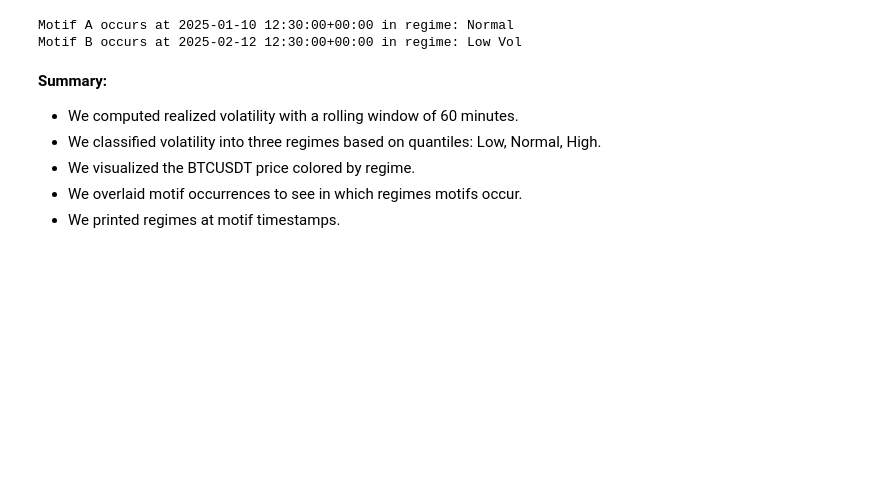
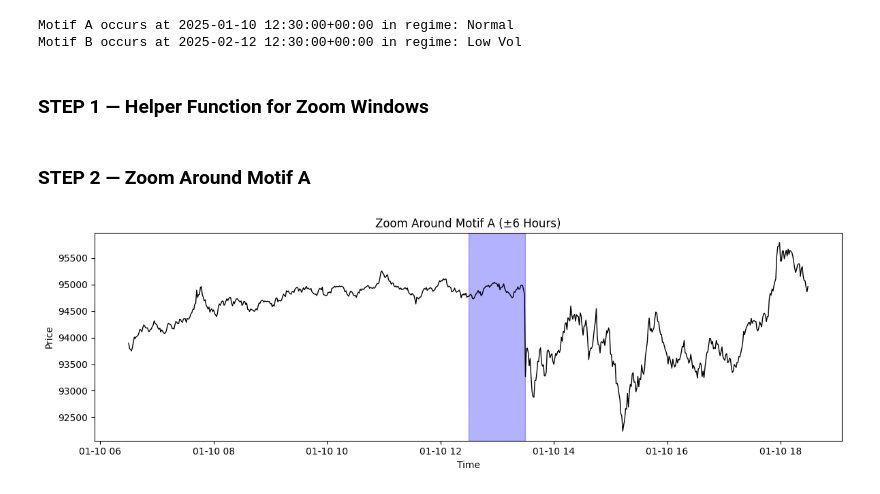
Before and after one commit to theakshaybande/crypto-motif-discovery, a Jupyter notebook: notebooks/03_volatility_regimes.ipynb, the cells around one changed output. Cells and saved outputs as stored; diff of their text form; code cells hidden in the pictures; blank space fills up the shorter version.

```diff
--- a/notebooks/03_volatility_regimes.ipynb
+++ b/notebooks/03_volatility_regimes.ipynb
@@ -87,10 +152,45 @@ print(f"Motif B occurs at {motif_time_b} in regime: {regime_b}")
 # %% [output]
 Motif A occurs at 2025-01-10 12:30:00+00:00 in regime: Normal
 Motif B occurs at 2025-02-12 12:30:00+00:00 in regime: Low Vol
-# %% [markdown]
-**Summary:**
-- We computed realized volatility with a rolling window of 60 minutes.
-- We classified volatility into three regimes based on quantiles: Low, Normal, High.
-- We visualized the BTCUSDT price colored by regime.
-- We overlaid motif occurrences to see in which regimes motifs occur.
-- We printed regimes at motif timestamps.
+# %% [markdown]
+### STEP 1 — Helper Function for Zoom Windows
+# %%
+def plot_zoom_window(center_idx, window_minutes=360, title="Zoom View"):
+    start = max(0, center_idx - window_minutes)
+    end   = min(len(df)-1, center_idx + window_minutes)
+
+    subset = df.iloc[start:end]
+
+    plt.figure(figsize=(12,4))
+    plt.plot(subset["open_time"], subset["close"], color="black", linewidth=1)
+
+    # Highlight motif window if inside range
+    if start <= motif_idx <= end:
+        plt.axvspan(
+            df.iloc[motif_idx]["open_time"],
+            df.iloc[motif_idx + m]["open_time"],
+            color="blue", alpha=0.3
+        )
+
+    if start <= neighbor_idx <= end:
+        plt.axvspan(
+            df.iloc[neighbor_idx]["open_time"],
+            df.iloc[neighbor_idx + m]["open_time"],
+            color="purple", alpha=0.3
+        )
+
+    plt.title(title)
+    plt.xlabel("Time")
+    plt.ylabel("Price")
+    plt.tight_layout()
+    plt.show()
+# %% [markdown]
+### STEP 2 — Zoom Around Motif A
+# %%
+plot_zoom_window(
+    motif_idx,
+    window_minutes=360,
+    title="Zoom Around Motif A (±6 Hours)"
+)
+# %% [output]
+[figure, added]
```
Also changed, not shown: parts of 20 cells of this notebook.
